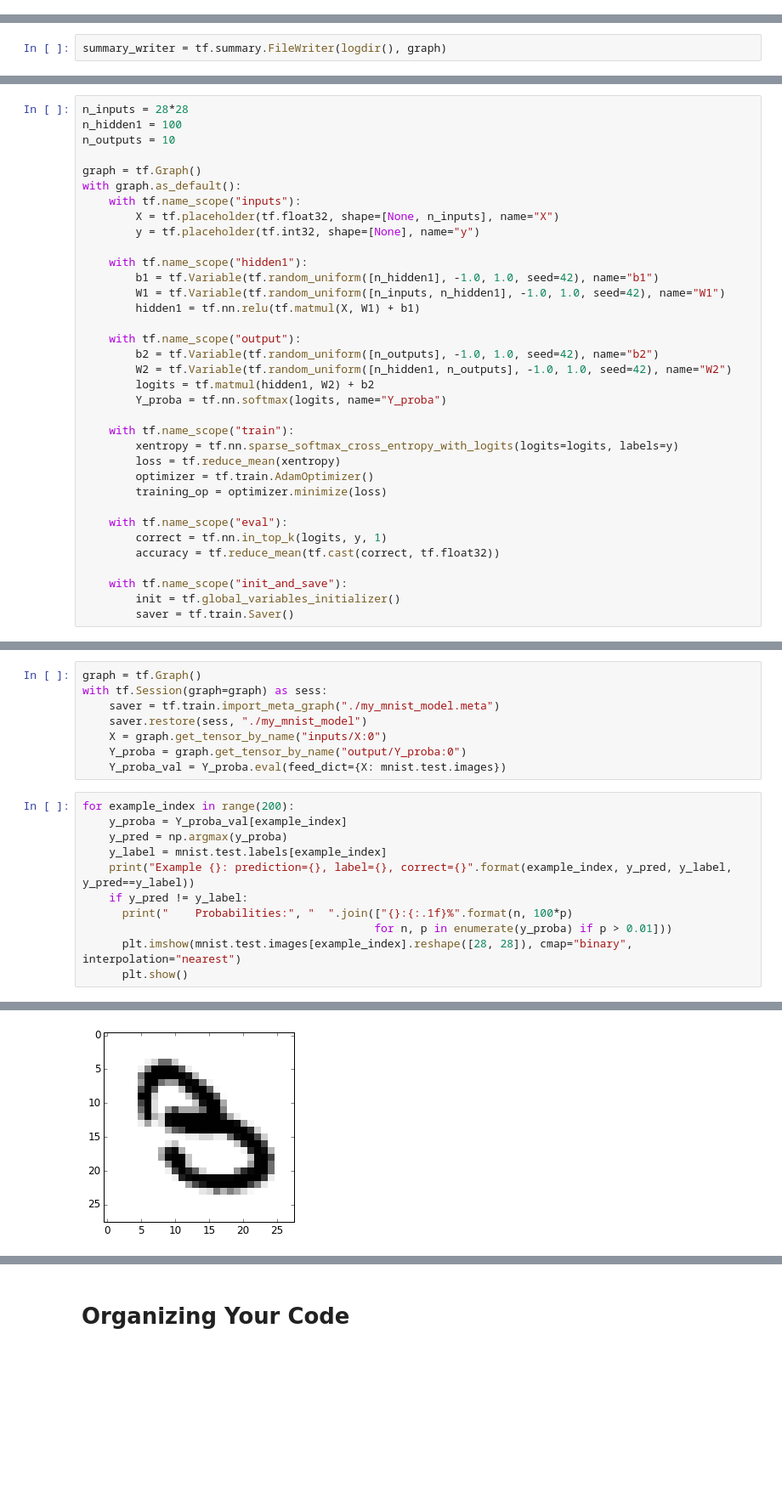
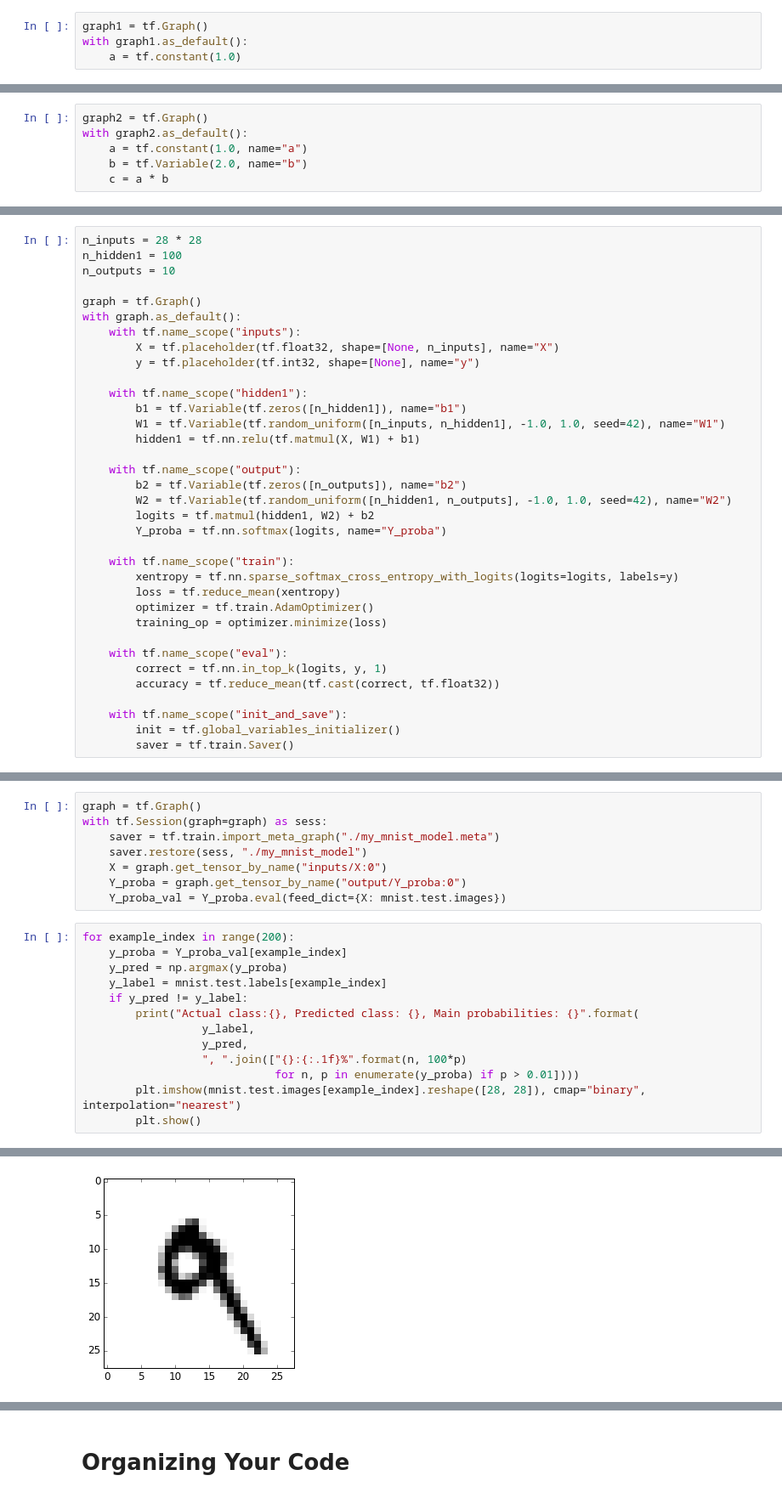
Before and after one commit to ageron/tensorflow-safari-course, a Jupyter notebook: Introduction to TensorFlow.ipynb, the cells around one changed output, grey strips where cells are left out. Shown at 85% size. Saved outputs shown, nothing was run; the diff lists cells and outputs as text; blank space fills up the shorter version.

```diff
--- a/Introduction to TensorFlow.ipynb
+++ b/Introduction to TensorFlow.ipynb
@@ -883,0 +1382,4 @@ mse.name, global_step.name, training_op.name
+# %%
+graph1 = tf.Graph()
+with graph1.as_default():
+    a = tf.constant(1.0)
@@ -883,0 +1388,6 @@ mse.name, global_step.name, training_op.name
+# %%
+graph2 = tf.Graph()
+with graph2.as_default():
+    a = tf.constant(1.0, name="a")
+    b = tf.Variable(2.0, name="b")
+    c = a * b
@@ -927,2 +1443,0 @@ with graph.as_default():
-# %%
-summary_writer = tf.summary.FileWriter(logdir(), graph)
@@ -980,5 +1510,5 @@ Build the model:
 # %%
-n_inputs = 28*28
+n_inputs = 28 * 28
 n_hidden1 = 100
 n_outputs = 10
 
@@ -989,12 +1519,12 @@ with graph.as_default():
         y = tf.placeholder(tf.int32, shape=[None], name="y")
 
     with tf.name_scope("hidden1"):
-        b1 = tf.Variable(tf.random_uniform([n_hidden1], -1.0, 1.0, seed=42), name="b1")
+        b1 = tf.Variable(tf.zeros([n_hidden1]), name="b1")
         W1 = tf.Variable(tf.random_uniform([n_inputs, n_hidden1], -1.0, 1.0, seed=42), name="W1")
         hidden1 = tf.nn.relu(tf.matmul(X, W1) + b1)
 
     with tf.name_scope("output"):
-        b2 = tf.Variable(tf.random_uniform([n_outputs], -1.0, 1.0, seed=42), name="b2")
+        b2 = tf.Variable(tf.zeros([n_outputs]), name="b2")
         W2 = tf.Variable(tf.random_uniform([n_hidden1, n_outputs], -1.0, 1.0, seed=42), name="W2")
         logits = tf.matmul(hidden1, W2) + b2
         Y_proba = tf.nn.softmax(logits, name="Y_proba")
@@ -1065,10 +1650,12 @@ for example_index in range(200):
     y_proba = Y_proba_val[example_index]
     y_pred = np.argmax(y_proba)
     y_label = mnist.test.labels[example_index]
-    print("Example {}: prediction={}, label={}, correct={}".format(example_index, y_pred, y_label, y_pred==y_label))
     if y_pred != y_label:
-      print("    Probabilities:", "  ".join(["{}:{:.1f}%".format(n, 100*p)
-                                            for n, p in enumerate(y_proba) if p > 0.01]))
-      plt.imshow(mnist.test.images[example_index].reshape([28, 28]), cmap="binary", interpolation="nearest")
-      plt.show()
+        print("Actual class:{}, Predicted class: {}, Main probabilities: {}".format(
+                  y_label,
+                  y_pred,
+                  ", ".join(["{}:{:.1f}%".format(n, 100*p)
+                             for n, p in enumerate(y_proba) if p > 0.01])))
+        plt.imshow(mnist.test.images[example_index].reshape([28, 28]), cmap="binary", interpolation="nearest")
+        plt.show()
 # %% [output]
@@ -1095 +1663 @@ Example 18: prediction=8, label=3, correct=False
-[figure, old version]
+[figure, new version]
```
Also changed, not shown: parts of 265 cells of this notebook, 4 other files.
